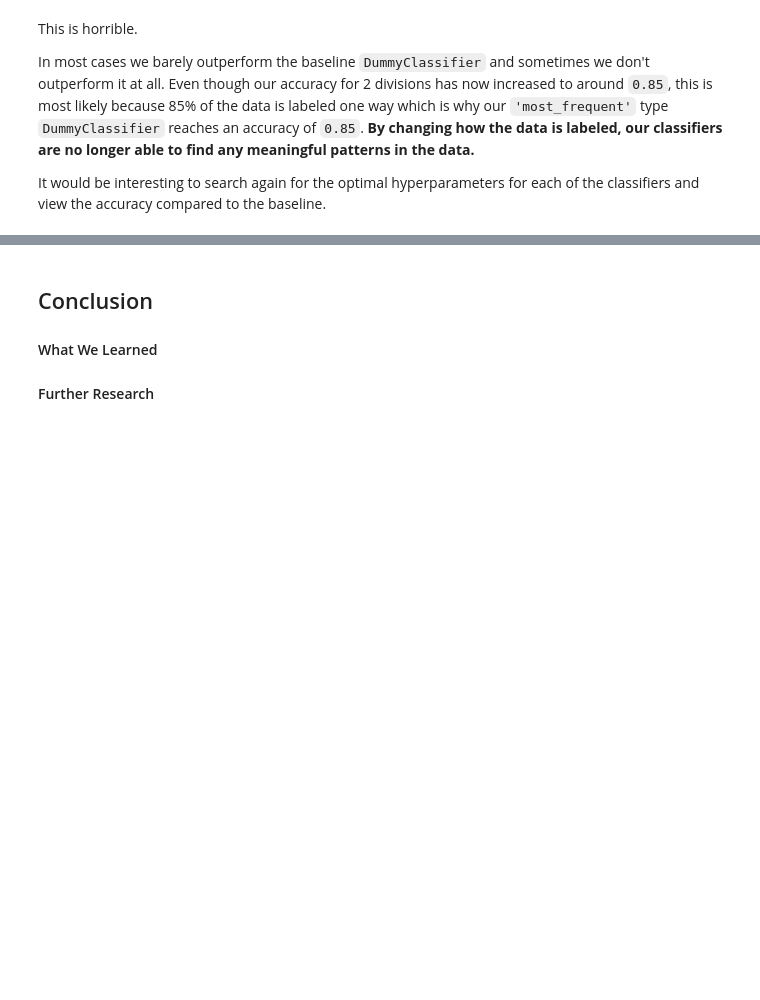
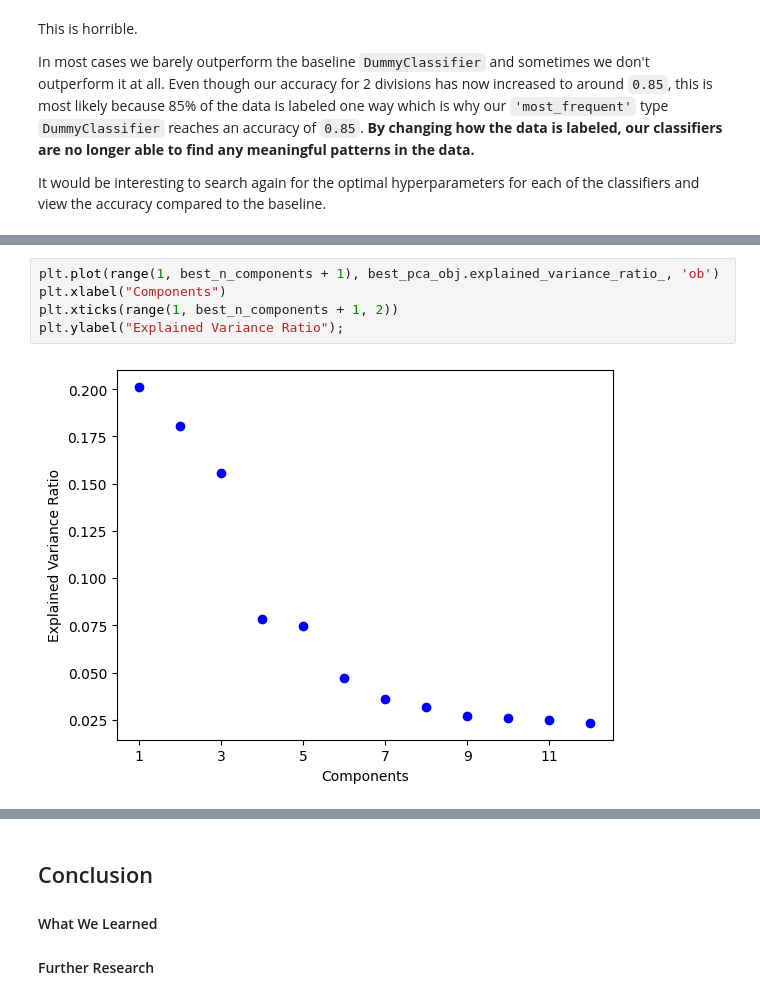
Before and after one commit to s-colins/CS345-Final-Project, a Jupyter notebook: final-project.ipynb, the cells around one changed output, grey strips where cells are left out. Cells and saved outputs as stored; diff of their text form; blank space fills up the shorter version.

```diff
--- a/final-project.ipynb
+++ b/final-project.ipynb
@@ -596,0 +660,7 @@ It would be interesting to search again for the optimal hyperparameters for each
+# %%
+plt.plot(range(1, best_n_components + 1), best_pca_obj.explained_variance_ratio_, 'ob')
+plt.xlabel("Components")
+plt.xticks(range(1, best_n_components + 1, 2))
+plt.ylabel("Explained Variance Ratio");
+# %% [output]
+[figure, added]
```
Also changed, not shown: parts of 19 cells of this notebook.
